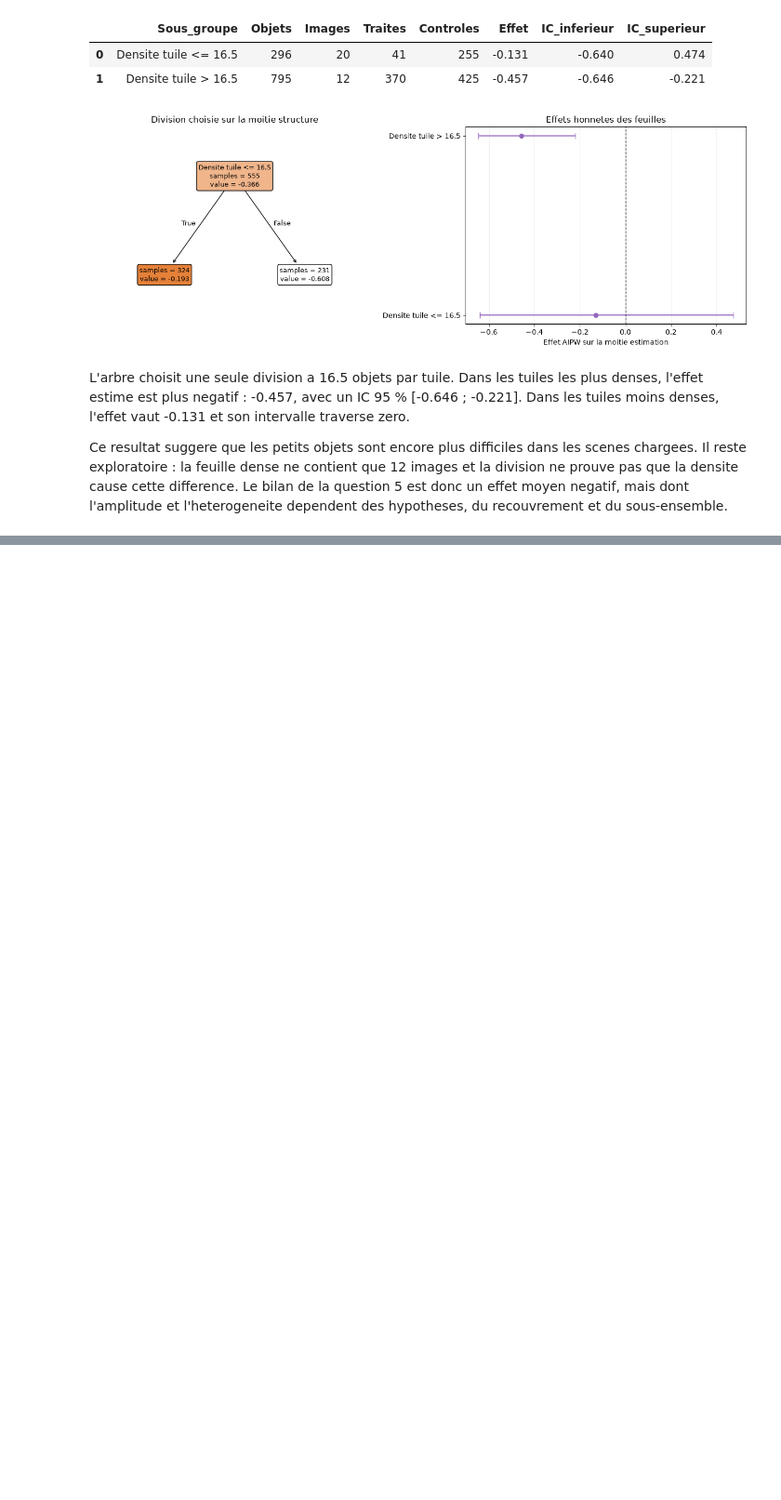
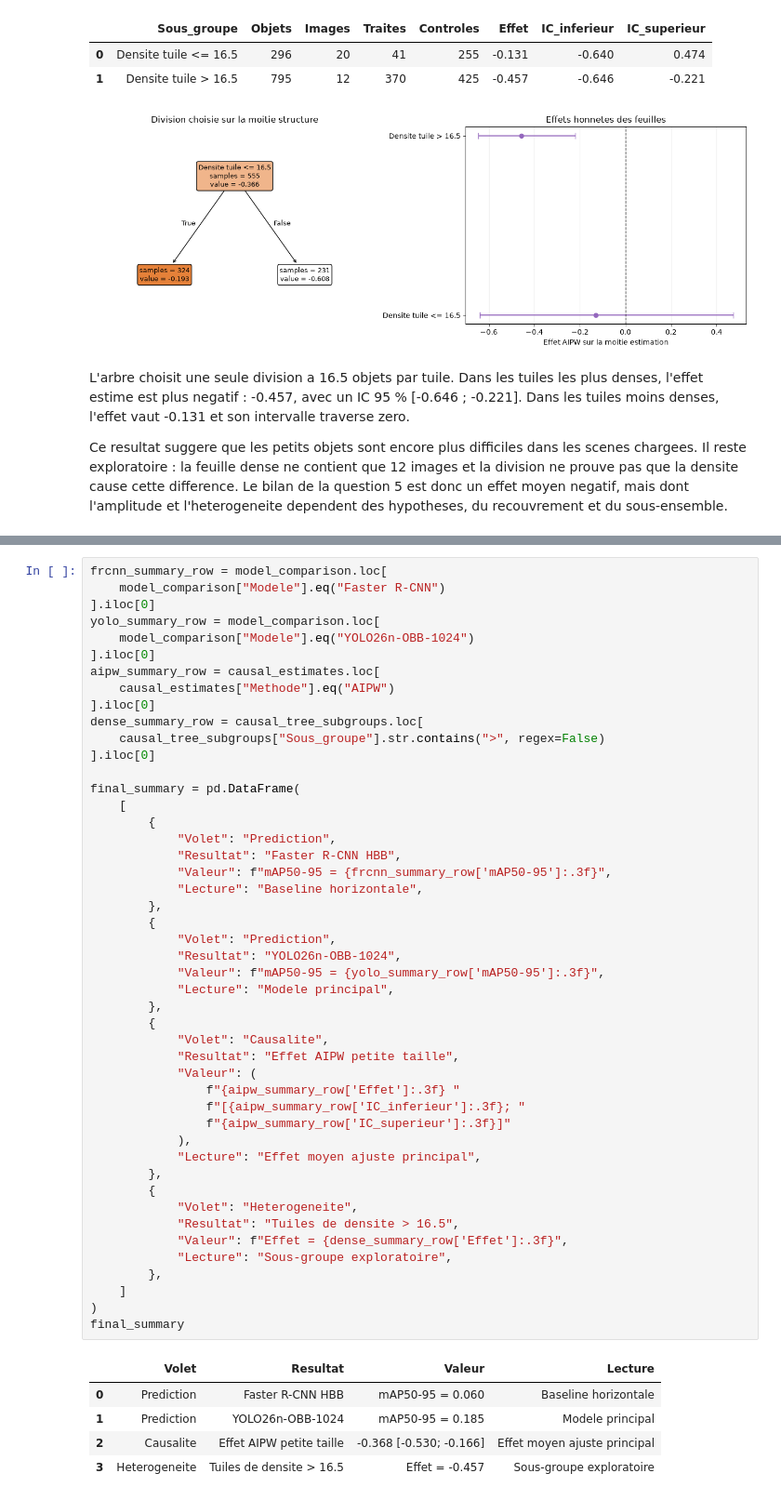
Before and after one commit to Mtazi667/dota-minimap-object-detection, a Jupyter notebook: projet_dota_soutenance.ipynb, the cells around one changed output, grey strips where cells are left out. Shown at 93% size. Cells and saved outputs as stored; diff of their text form; blank space fills up the shorter version.

```diff
--- a/projet_dota_soutenance.ipynb
+++ b/projet_dota_soutenance.ipynb
@@ -1920,0 +1929,53 @@ Ce resultat suggere que les petits objets sont encore plus difficiles dans les s
+# %%
+frcnn_summary_row = model_comparison.loc[
+    model_comparison["Modele"].eq("Faster R-CNN")
+].iloc[0]
+yolo_summary_row = model_comparison.loc[
+    model_comparison["Modele"].eq("YOLO26n-OBB-1024")
+].iloc[0]
+aipw_summary_row = causal_estimates.loc[
+    causal_estimates["Methode"].eq("AIPW")
+].iloc[0]
+dense_summary_row = causal_tree_subgroups.loc[
+    causal_tree_subgroups["Sous_groupe"].str.contains(">", regex=False)
+].iloc[0]
+
+final_summary = pd.DataFrame(
+    [
+        {
+            "Volet": "Prediction",
+            "Resultat": "Faster R-CNN HBB",
+            "Valeur": f"mAP50-95 = {frcnn_summary_row['mAP50-95']:.3f}",
+            "Lecture": "Baseline horizontale",
+        },
+        {
+            "Volet": "Prediction",
+            "Resultat": "YOLO26n-OBB-1024",
+            "Valeur": f"mAP50-95 = {yolo_summary_row['mAP50-95']:.3f}",
+            "Lecture": "Modele principal",
+        },
+        {
+            "Volet": "Causalite",
+            "Resultat": "Effet AIPW petite taille",
+            "Valeur": (
+                f"{aipw_summary_row['Effet']:.3f} "
+                f"[{aipw_summary_row['IC_inferieur']:.3f}; "
+                f"{aipw_summary_row['IC_superieur']:.3f}]"
+            ),
+            "Lecture": "Effet moyen ajuste principal",
+        },
+        {
+            "Volet": "Heterogeneite",
+            "Resultat": "Tuiles de densite > 16.5",
+            "Valeur": f"Effet = {dense_summary_row['Effet']:.3f}",
+            "Lecture": "Sous-groupe exploratoire",
+        },
+    ]
+)
+final_summary
+# %% [output]
+|  | Volet | Resultat | Valeur | Lecture |
+| 0 | Prediction | Faster R-CNN HBB | mAP50-95 = 0.060 | Baseline horizontale |
+| 1 | Prediction | YOLO26n-OBB-1024 | mAP50-95 = 0.185 | Modele principal |
+| 2 | Causalite | Effet AIPW petite taille | -0.368 [-0.530; -0.166] | Effet moyen ajuste principal |
+| 3 | Heterogeneite | Tuiles de densite > 16.5 | Effet = -0.457 | Sous-groupe exploratoire |
```
Also changed, not shown: parts of 8 cells of this notebook, 1 other file.
